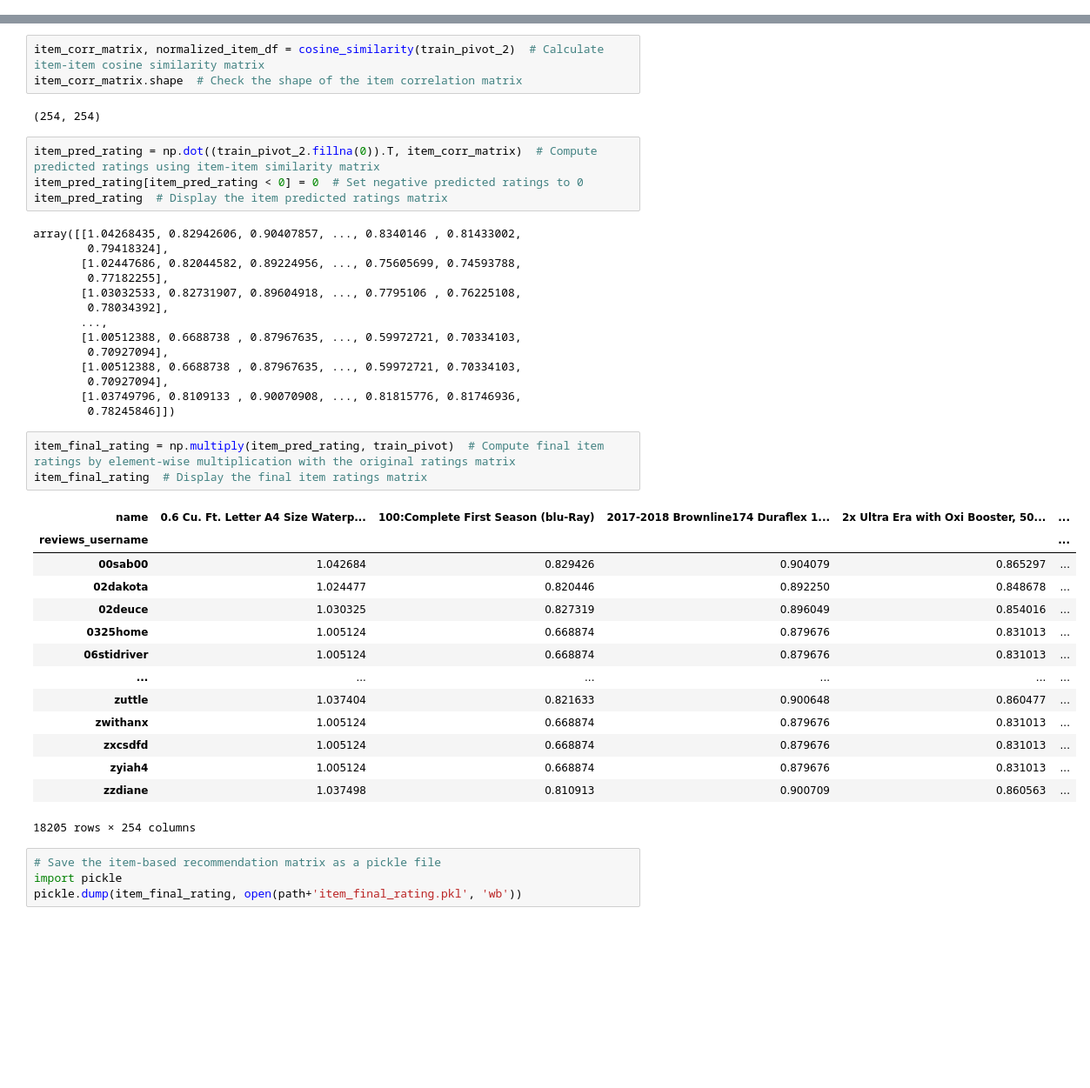
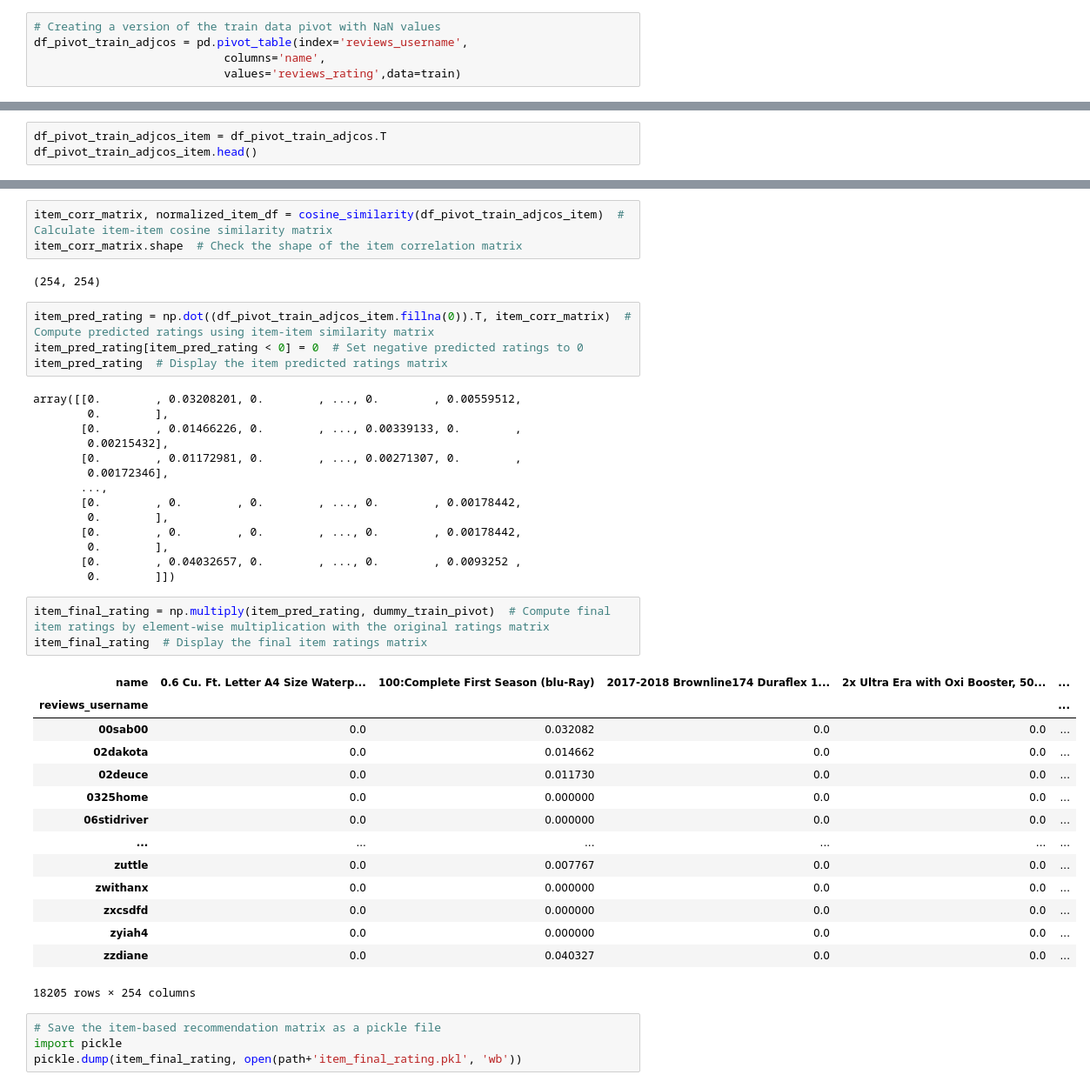
Before and after one commit to imsaptarshi91/Sentiment_Based_Product_Recommendation, a Jupyter notebook: Sentiment_based_Recommender_system.ipynb, the cells around one changed output, grey strips where cells are left out. Shown at 87% size. Saved outputs shown, nothing was run; the diff lists cells and outputs as text; blank space fills up the shorter version.

```diff
--- a/Sentiment_based_Recommender_system.ipynb
+++ b/Sentiment_based_Recommender_system.ipynb
@@ -937,3 +953,8 @@ dtype: float64
+# %%
+# Creating a version of the train data pivot with NaN values
+df_pivot_train_adjcos = pd.pivot_table(index='reviews_username',
+                            columns='name',
+                            values='reviews_rating',data=train)
 # %%
 import numpy as np
 from sklearn.metrics import pairwise_distances
@@ -1197,0 +1241,3 @@ train_pivot_2
+# %%
+df_pivot_train_adjcos_item = df_pivot_train_adjcos.T
+df_pivot_train_adjcos_item.head()
@@ -1198,43 +1253,43 @@ train_pivot_2
 # %%
-item_corr_matrix, normalized_item_df = cosine_similarity(train_pivot_2)  # Calculate item-item cosine similarity matrix
+item_corr_matrix, normalized_item_df = cosine_similarity(df_pivot_train_adjcos_item)  # Calculate item-item cosine similarity matrix
 item_corr_matrix.shape  # Check the shape of the item correlation matrix
 # %% [output]
 (254, 254)
 # %%
-item_pred_rating = np.dot((train_pivot_2.fillna(0)).T, item_corr_matrix)  # Compute predicted ratings using item-item similarity matrix
+item_pred_rating = np.dot((df_pivot_train_adjcos_item.fillna(0)).T, item_corr_matrix)  # Compute predicted ratings using item-item similarity matrix
 item_pred_rating[item_pred_rating < 0] = 0  # Set negative predicted ratings to 0
 item_pred_rating  # Display the item predicted ratings matrix
 # %% [output]
-array([[1.04268435, 0.82942606, 0.90407857, ..., 0.8340146 , 0.81433002,
-        0.79418324],
-       [1.02447686, 0.82044582, 0.89224956, ..., 0.75605699, 0.74593788,
-        0.77182255],
-       [1.03032533, 0.82731907, 0.89604918, ..., 0.7795106 , 0.76225108,
-        0.78034392],
+array([[0.        , 0.03208201, 0.        , ..., 0.        , 0.00559512,
+        0.        ],
+       [0.        , 0.01466226, 0.        , ..., 0.00339133, 0.        ,
+        0.00215432],
+       [0.        , 0.01172981, 0.        , ..., 0.00271307, 0.        ,
+        0.00172346],
        ...,
-       [1.00512388, 0.6688738 , 0.87967635, ..., 0.59972721, 0.70334103,
-        0.70927094],
-       [1.00512388, 0.6688738 , 0.87967635, ..., 0.59972721, 0.70334103,
-        0.70927094],
-       [1.03749796, 0.8109133 , 0.90070908, ..., 0.81815776, 0.81746936,
-        0.78245846]])
+       [0.        , 0.        , 0.        , ..., 0.        , 0.00178442,
+        0.        ],
+       [0.        , 0.        , 0.        , ..., 0.        , 0.00178442,
+        0.        ],
+       [0.        , 0.04032657, 0.        , ..., 0.        , 0.0093252 ,
+        0.        ]])
 # %%
-item_final_rating = np.multiply(item_pred_rating, train_pivot)  # Compute final item ratings by element-wise multiplication with the original ratings matrix
+item_final_rating = np.multiply(item_pred_rating, dummy_train_pivot)  # Compute final item ratings by element-wise multiplication with the original ratings matrix
 item_final_rating  # Display the final item ratings matrix
 # %% [output]
 | name | 0.6 Cu. Ft. Letter A4 Size Waterp... | 100:Complete First Season (blu-Ray) | 2017-2018 Brownline174 Duraflex 1... | 2x Ultra Era with Oxi Booster, 50... | ... |
 | reviews_username |  |  |  |  | ... |
-| 00sab00 | 1.042684 | 0.829426 | 0.904079 | 0.865297 | ... |
-| 02dakota | 1.024477 | 0.820446 | 0.892250 | 0.848678 | ... |
-| 02deuce | 1.030325 | 0.827319 | 0.896049 | 0.854016 | ... |
-| 0325home | 1.005124 | 0.668874 | 0.879676 | 0.831013 | ... |
-| 06stidriver | 1.005124 | 0.668874 | 0.879676 | 0.831013 | ... |
+| 00sab00 | 0.0 | 0.032082 | 0.0 | 0.0 | ... |
+| 02dakota | 0.0 | 0.014662 | 0.0 | 0.0 | ... |
+| 02deuce | 0.0 | 0.011730 | 0.0 | 0.0 | ... |
+| 0325home | 0.0 | 0.000000 | 0.0 | 0.0 | ... |
+| 06stidriver | 0.0 | 0.000000 | 0.0 | 0.0 | ... |
 | ... | ... | ... | ... | ... | ... |
-| zuttle | 1.037404 | 0.821633 | 0.900648 | 0.860477 | ... |
-| zwithanx | 1.005124 | 0.668874 | 0.879676 | 0.831013 | ... |
-| zxcsdfd | 1.005124 | 0.668874 | 0.879676 | 0.831013 | ... |
-| zyiah4 | 1.005124 | 0.668874 | 0.879676 | 0.831013 | ... |
-| zzdiane | 1.037498 | 0.810913 | 0.900709 | 0.860563 | ... |
+| zuttle | 0.0 | 0.007767 | 0.0 | 0.0 | ... |
+| zwithanx | 0.0 | 0.000000 | 0.0 | 0.0 | ... |
+| zxcsdfd | 0.0 | 0.000000 | 0.0 | 0.0 | ... |
+| zyiah4 | 0.0 | 0.000000 | 0.0 | 0.0 | ... |
+| zzdiane | 0.0 | 0.040327 | 0.0 | 0.0 | ... |
 18205 rows × 254 columns
 # %%
 # Save the item-based recommendation matrix as a pickle file
```
Also changed, not shown: parts of 24 cells of this notebook, 15 other files.
